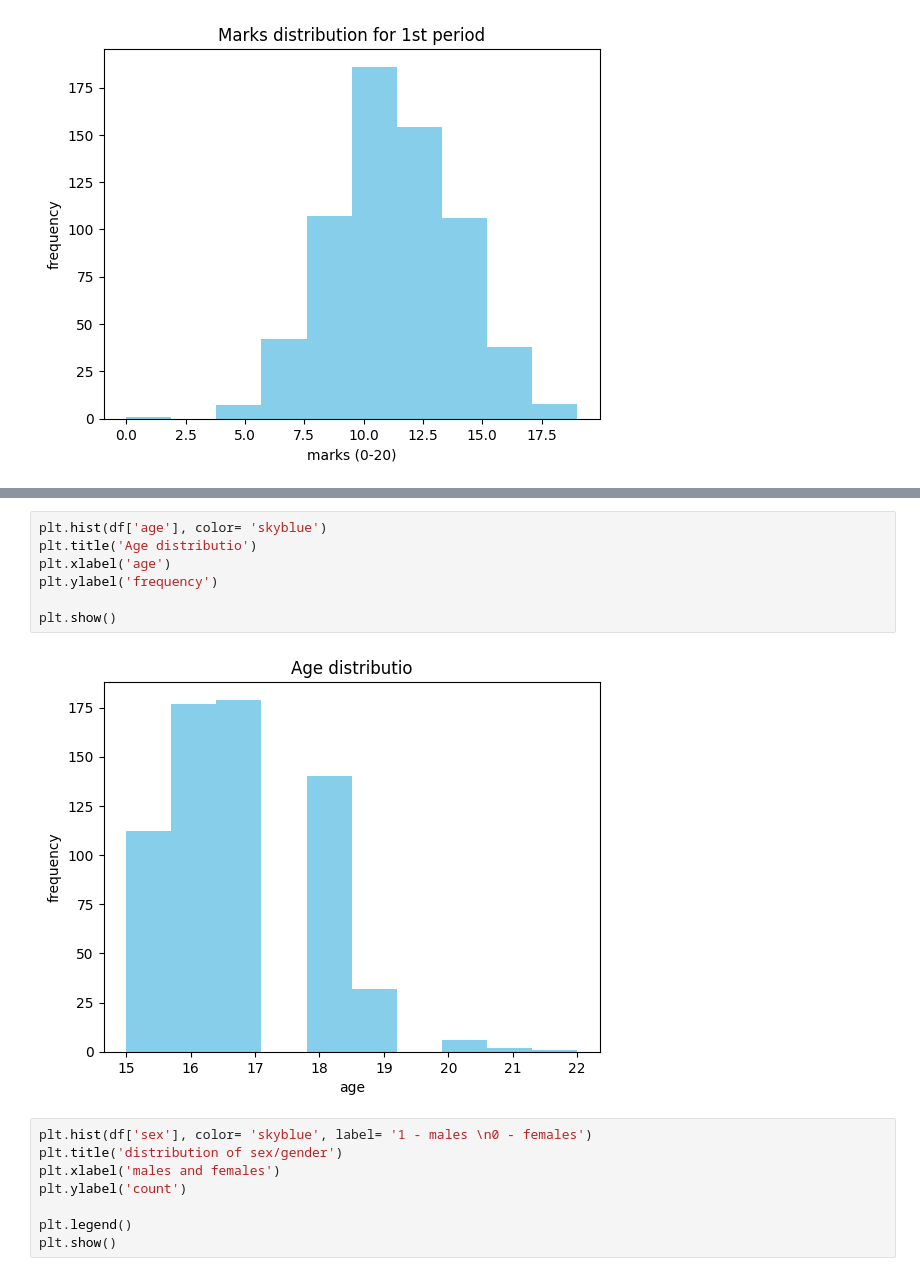
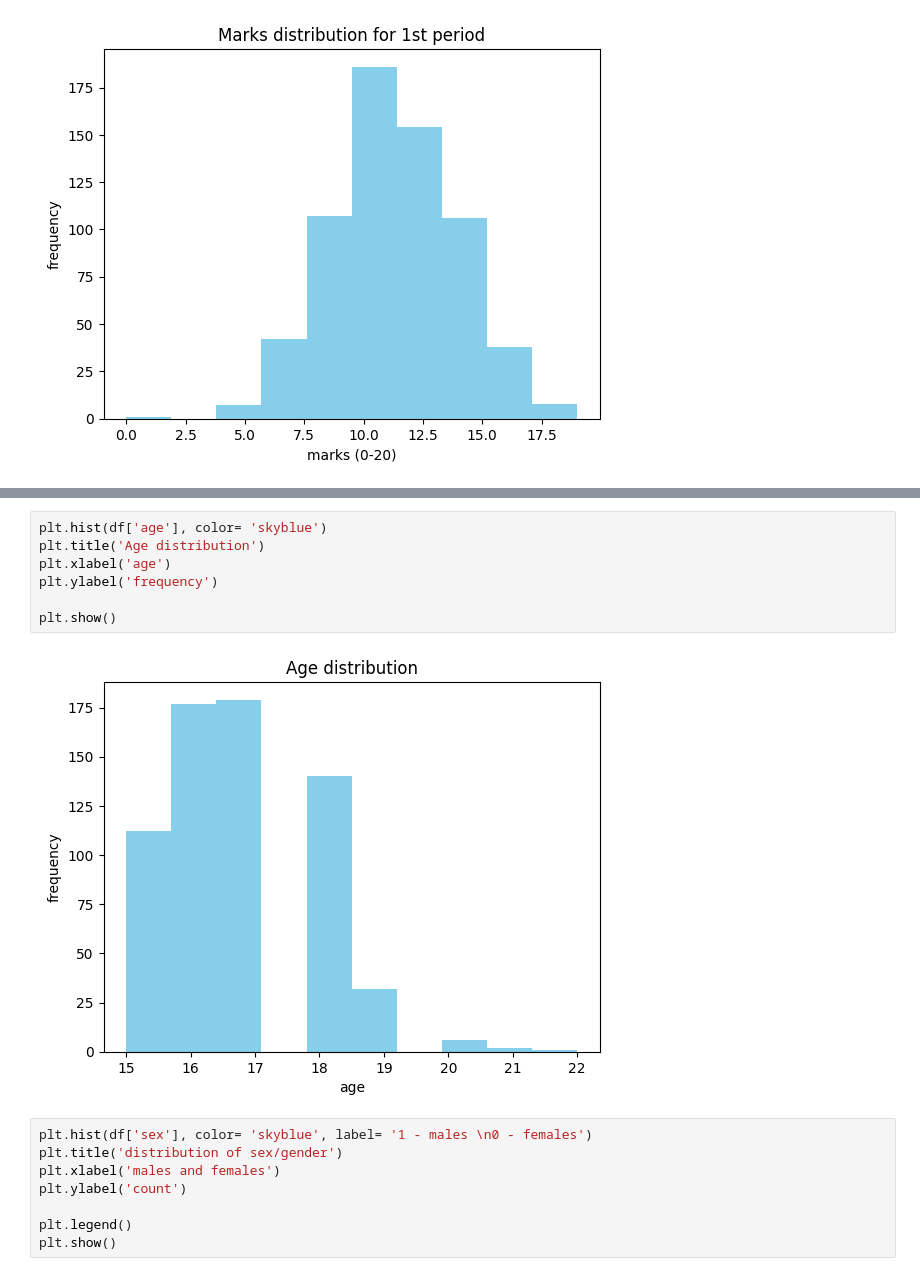
Before and after one commit to topollonaketsana/Data_Analysis, a Jupyter notebook: Analysing--Data/ML/notebooks/student.ipynb, the cells around one changed output, grey strips where cells are left out. Drawn from its saved outputs; the diff is of its cells as text.

```diff
--- a/Analysing--Data/ML/notebooks/student.ipynb
+++ b/Analysing--Data/ML/notebooks/student.ipynb
@@ -171,13 +171,13 @@ plt.show()
 [figure]
 # %%
 plt.hist(df['age'], color= 'skyblue')
-plt.title('Age distributio')
+plt.title('Age distribution')
 plt.xlabel('age')
 plt.ylabel('frequency')
 
 plt.show()
 # %% [output]
-[figure, old version]
+[figure, new version]
 # %%
 plt.hist(df['sex'], color= 'skyblue', label= '1 - males \n0 - females')
 plt.title('distribution of sex/gender')
```
Also changed, not shown: parts of 14 cells of this notebook, 1 other file.
